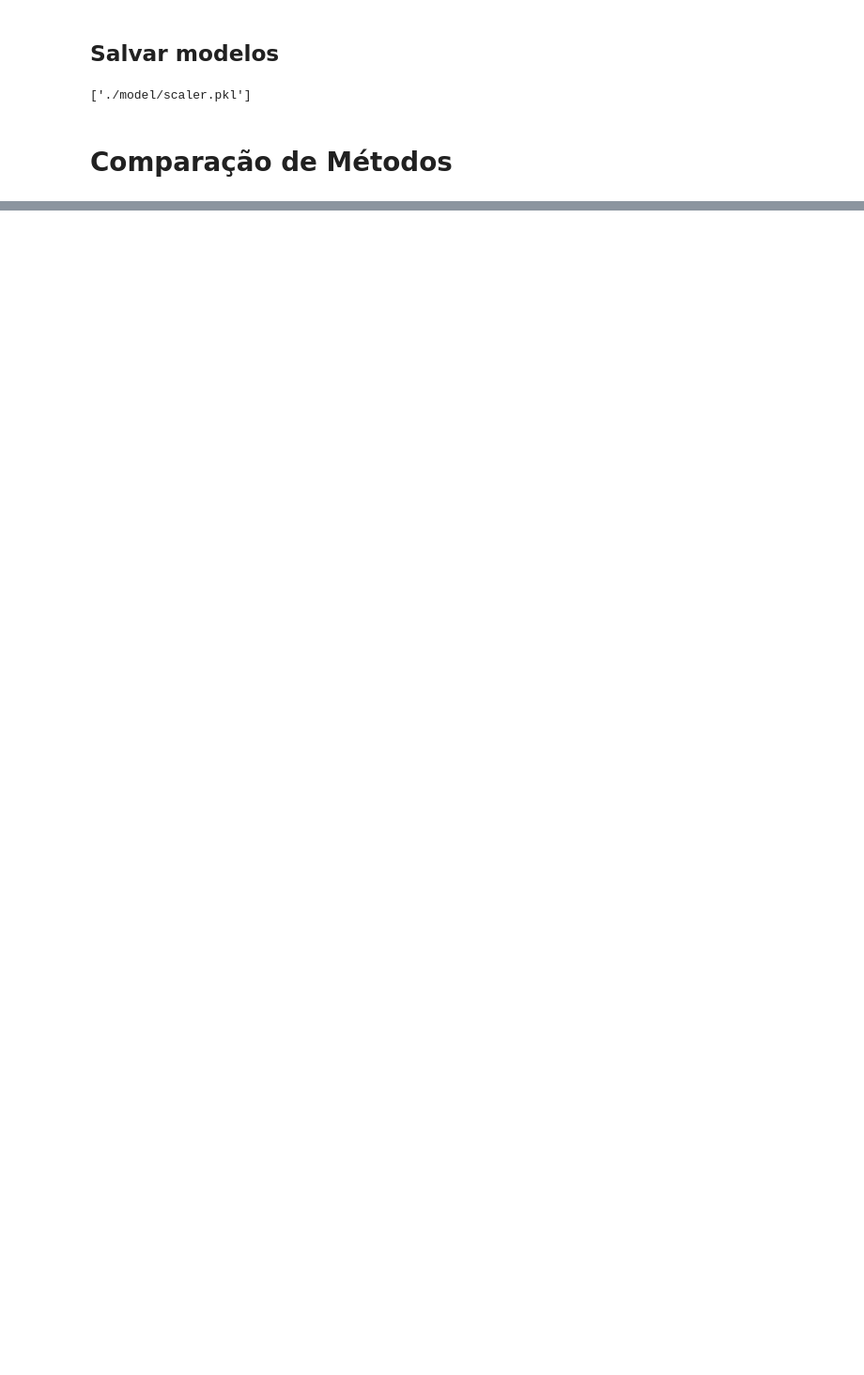
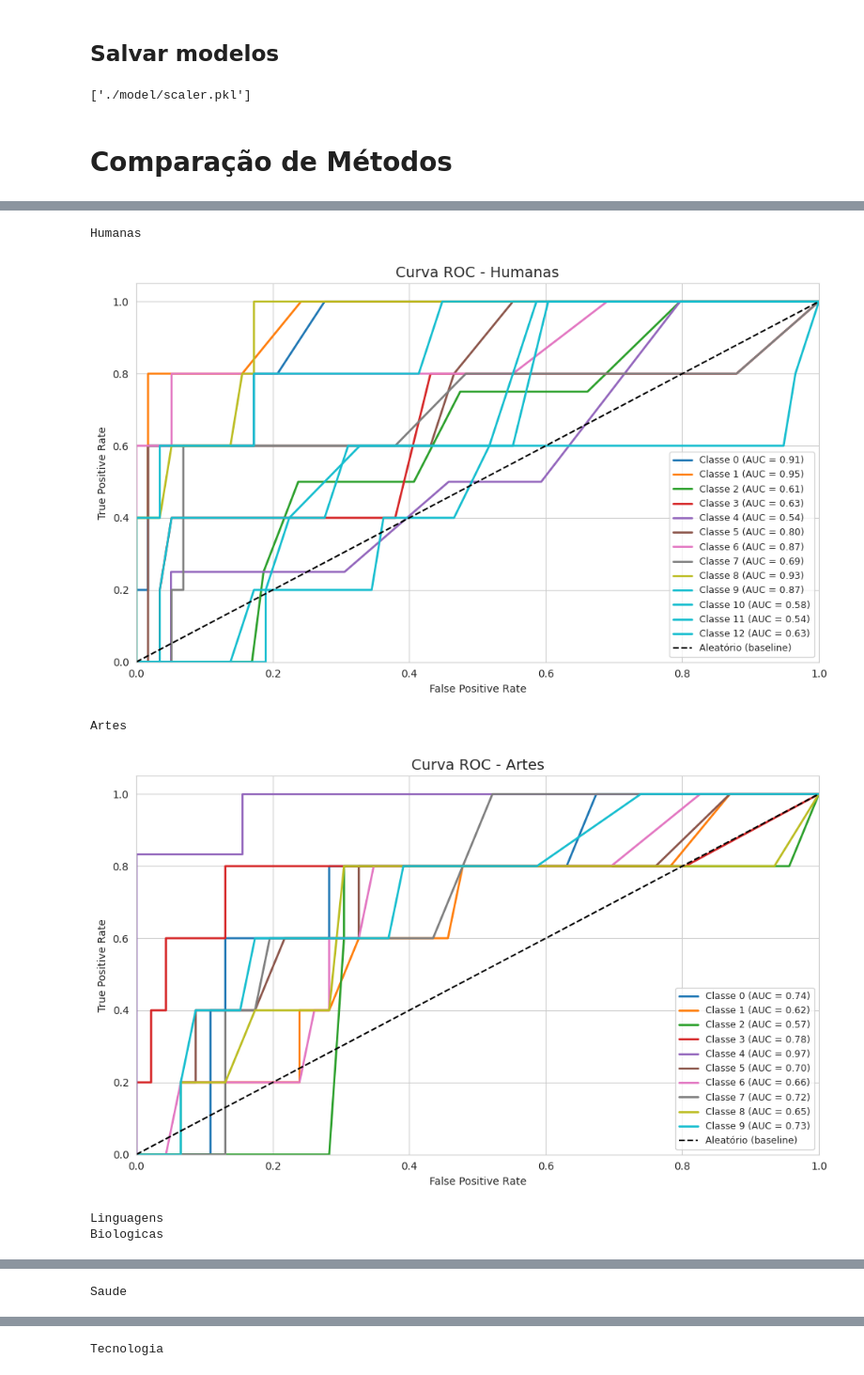
Before and after one commit to nicolasreisdev/NCJNet, a Jupyter notebook: NCJNet.ipynb, the cells around one changed output, grey strips where cells are left out. Shown at 94% size. Drawn from its saved outputs; the diff is of its cells as text; code cells hidden in the pictures; blank space fills up the shorter version.

```diff
--- a/NCJNet.ipynb
+++ b/NCJNet.ipynb
@@ -429,7 +458,7 @@ K_TOP = 3
 for area in areas_unicas:
     y_labels_xgb = []
     y_predict_xgb = []
-
+    y_proba_xgb = []
     area = area.strip()  # Certifique-se de que a área não tenha espaços extras
     ndcg_scores_per_fold = [] # Para armazenar os scores de NCG por fold
     # acc_scores = []
@@ -489,15 +518,19 @@ for area in areas_unicas:
             top_k_accuracies_per_fold.append(fold_top_k_accuracy)
 
             # Para classification_report e confusion_matrix, ainda precisamos das predições de classe
-            y_test_pred_single_class = np.argmax(y_test_pred, axis=1) # Pega a classe com maior probabilidade
+            y_test_pred_single_class = [true_label_idx if true_label_idx in top_k_predicted_indices else top_k_predicted_indices[0] for i, true_label_idx in enumerate(y_test_fold)] # Pega a classe com maior probabilidade
 
             y_labels_xgb.extend(y_test_fold)
             y_predict_xgb.extend(y_test_pred_single_class)
+            y_proba_xgb.extend(y_test_pred)  # Armazena as probabilidades para cada amostra do fold
 
     mean_top_k_accuracy_for_area = np.mean(top_k_accuracies_per_fold)
     if mean_top_k_accuracy_for_area > modelos_por_area[area]["acc"]: # Usando 'acc' para armazenar NCG agora
         modelos_por_area[area]["model"] = rf_model
         modelos_por_area[area]["acc"] = mean_top_k_accuracy_for_area
+        modelos_por_area[area]["true_labels"] = y_labels_xgb
+        modelos_por_area[area]["predict_labels"] = y_predict_xgb
+        modelos_por_area[area]["predict_proba"] = y_proba_xgb
 
     print(f"Cursos: {utils[area]['label'].classes_}")
 
@@ -559,6 +592,7 @@ for area in areas_unicas:
 
     y_labels_svm = []
     y_predict_svm = []
+    y_proba_svm = [] # Armazena as probabilidades para cada amostra do fold
     ndcg_scores_per_fold = [] # Para armazenar os scores de NCG por fold
 
     area = area.strip()  # Certifique-se de que a área não tenha espaços extras
@@ -606,15 +640,19 @@ for area in areas_unicas:
         top_k_accuracies_per_fold.append(fold_top_k_accuracy)
 
         # Para classification_report e confusion_matrix, ainda precisamos das predições de classe
-        y_test_pred_single_class = np.argmax(y_test_pred, axis=1) # Pega a classe com maior probabilidade
+        y_test_pred_single_class = [true_label_idx if true_label_idx in top_k_predicted_indices else top_k_predicted_indices[0] for i, true_label_idx in enumerate(y_test_fold)] # Pega a classe com maior probabilidade
 
         y_labels_svm.extend(y_test_fold)
         y_predict_svm.extend(y_test_pred_single_class)
+        y_proba_svm.extend(y_test_pred)  # Armazena as probabilidades para cada amostra do fold
 
     mean_top_k_accuracy_for_area = np.mean(top_k_accuracies_per_fold)
     if mean_top_k_accuracy_for_area > modelos_por_area[area]["acc"]: # Usando 'acc' para armazenar NCG agora
         modelos_por_area[area]["model"] = rf_model
         modelos_por_area[area]["acc"] = mean_top_k_accuracy_for_area
+        modelos_por_area[area]["true_labels"] = y_labels_svm
+        modelos_por_area[area]["predict_labels"] = y_predict_svm
+        modelos_por_area[area]["predict_proba"] = y_proba_svm
 
     print(f"Cursos: {utils[area]['label'].classes_}")
 
@@ -830,0 +973,62 @@ NameError: name 'sns' is not defined
+# %%
+from sklearn.preprocessing import label_binarize
+from sklearn.metrics import roc_curve, auc
+import matplotlib.pyplot as plt
+from matplotlib.cm import get_cmap
+import numpy as np
+
+for area in areas_unicas:
+    area = area.strip()  # Certifique-se de que a área não tenha espaços extras
+    print(area)
+    if area == "Linguagens":
+        continue
+    # Certifique-se que essas listas estejam preenchidas com os dados de todos os folds (como você já fez)
+    y_true = np.array(modelos_por_area[area]['true_labels'])
+    y_proba = np.array(modelos_por_area[area]['predict_proba'])
+
+    # Binarizar os rótulos
+    classes = np.unique(y_true)
+    n_classes = len(classes)
+    y_true_bin = label_binarize(y_true, classes=classes)
+
+
+    # Calcular FPR, TPR e AUC por classe
+    fpr = {}
+    tpr = {}
+    roc_auc = {}
+
+    for i in range(n_classes):
+        fpr[i], tpr[i], _ = roc_curve(y_true_bin[:, i], y_proba[:, i])
+        roc_auc[i] = auc(fpr[i], tpr[i])
+
+    # Plot
+    plt.figure(figsize=(10, 6))
+    colors = get_cmap('tab10')
+
+    for i in range(n_classes):
+        plt.plot(fpr[i], tpr[i],
+                color=colors(i),
+                lw=2,
+                label=f'Classe {i} (AUC = {roc_auc[i]:.2f})')
+
+    plt.plot([0, 1], [0, 1], 'k--', lw=1.5, label='Aleatório (baseline)')
+
+    plt.title(f'Curva ROC - {area}', fontsize=14)
+    plt.xlabel('False Positive Rate')
+    plt.ylabel('True Positive Rate')
+    plt.xlim([0.0, 1.0])
+    plt.ylim([0.0, 1.05])
+    plt.grid(True)
+    plt.legend(loc='lower right', fontsize=9)
+    plt.tight_layout()
+
+    # Salvar e mostrar
+    plt.savefig('./imagens/roc_randomforest_global_cv.png', dpi=300, bbox_inches='tight')
+    plt.show()
+# %% [output]
+Humanas
+[figure, added]
+Artes
+[figure, added]
+Linguagens
+Biologicas
@@ -830,0 +1036 @@ NameError: name 'sns' is not defined
+Saude
@@ -830,0 +1038 @@ NameError: name 'sns' is not defined
+Tecnologia
```
Also changed, not shown: parts of 10 cells of this notebook, 22 other files.
